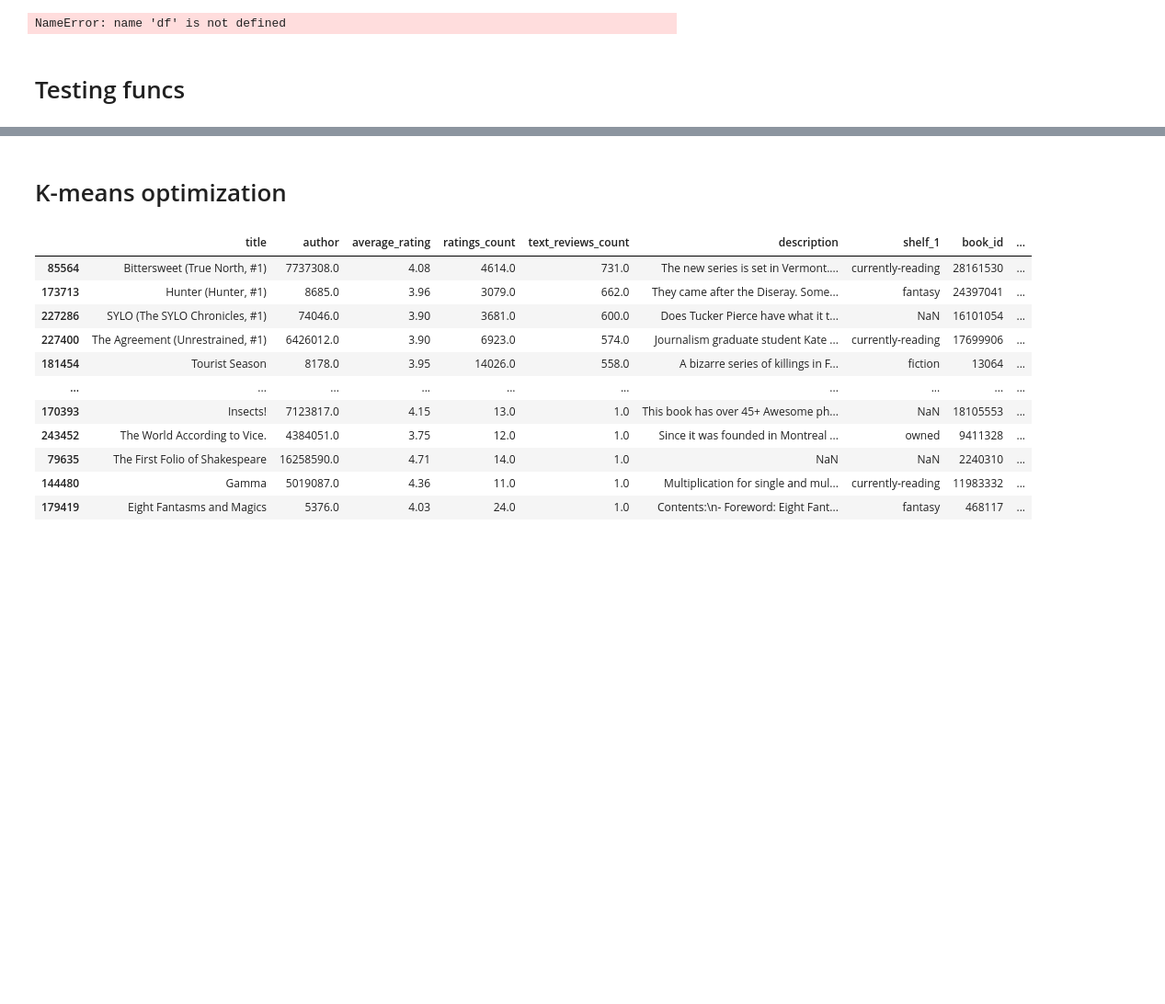
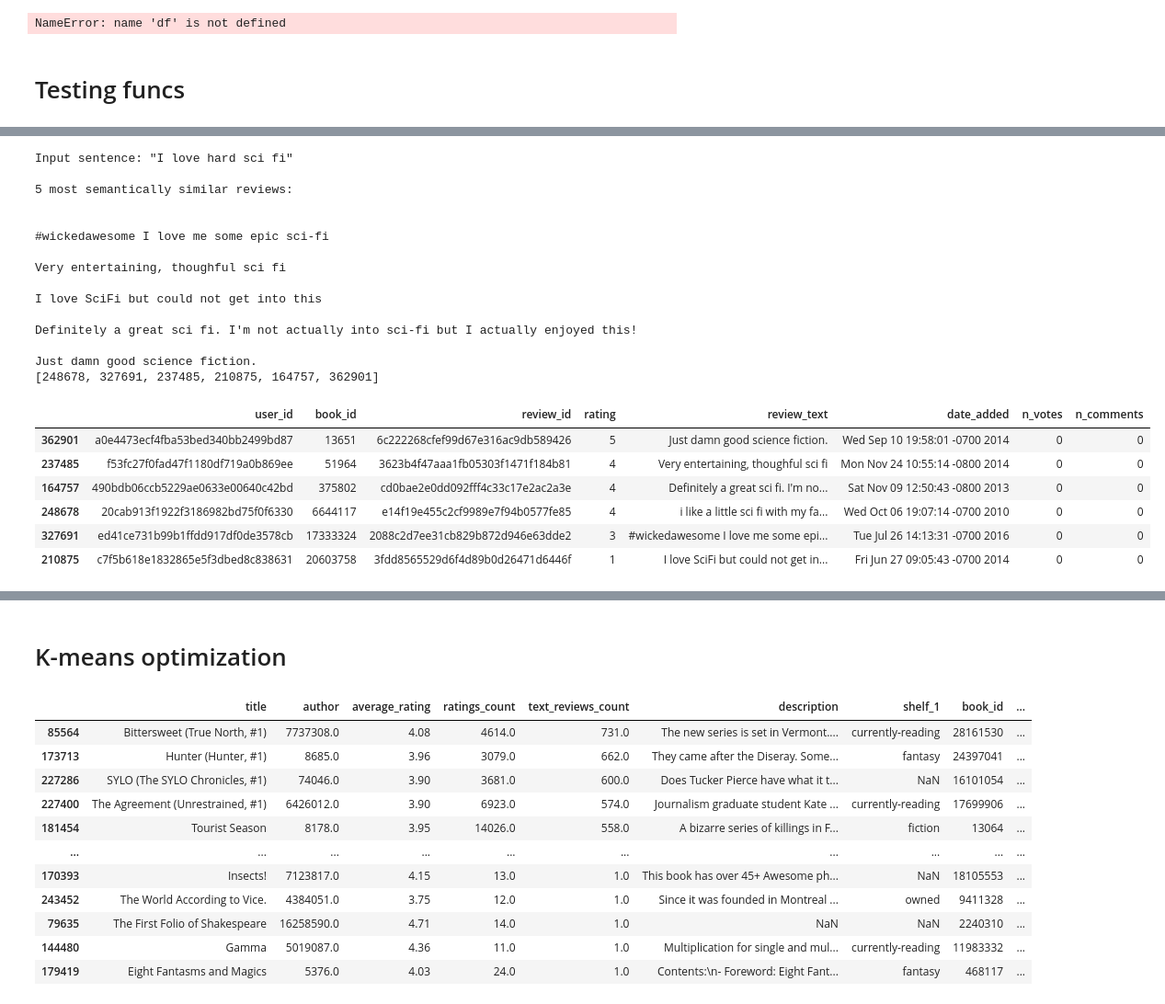
Before and after one commit to Einhard6176/3380, a Jupyter notebook: Models/samples.ipynb, the cells around one changed output, grey strips where cells are left out. Shown: that part at 92% size. Saved outputs shown, nothing was run; the diff lists cells and outputs as text; code cells hidden in the pictures; blank space fills up the shorter version.

```diff
--- a/Models/samples.ipynb
+++ b/Models/samples.ipynb
@@ -360,0 +363,25 @@ I liked it. Got pretty violent though.
+# %%
+reviews.iloc[find_reviews('I love hard sci fi')].sort_values('book_id')
+# %% [output]
+Input sentence: "I love hard sci fi"
+
+5 most semantically similar reviews:
+
+
+#wickedawesome I love me some epic sci-fi
+
+Very entertaining, thoughful sci fi
+
+I love SciFi but could not get into this
+
+Definitely a great sci fi. I'm not actually into sci-fi but I actually enjoyed this!
+
+Just damn good science fiction.
+[248678, 327691, 237485, 210875, 164757, 362901]
+|  | user_id | book_id | review_id | rating | review_text | date_added | n_votes | n_comments |
+| 362901 | a0e4473ecf4fba53bed340bb2499bd87 | 13651 | 6c222268cfef99d67e316ac9db589426 | 5 | Just damn good science fiction. | Wed Sep 10 19:58:01 -0700 2014 | 0 | 0 |
+| 237485 | f53fc27f0fad47f1180df719a0b869ee | 51964 | 3623b4f47aaa1fb05303f1471f184b81 | 4 | Very entertaining, thoughful sci fi | Mon Nov 24 10:55:14 -0800 2014 | 0 | 0 |
+| 164757 | 490bdb06ccb5229ae0633e00640c42bd | 375802 | cd0bae2e0dd092fff4c33c17e2ac2a3e | 4 | Definitely a great sci fi. I'm no... | Sat Nov 09 12:50:43 -0800 2013 | 0 | 0 |
+| 248678 | 20cab913f1922f3186982bd75f0f6330 | 6644117 | e14f19e455c2cf9989e7f94b0577fe85 | 4 | i like a little sci fi with my fa... | Wed Oct 06 19:07:14 -0700 2010 | 0 | 0 |
+| 327691 | ed41ce731b99b1ffdd917df0de3578cb | 17333324 | 2088c2d7ee31cb829b872d946e63dde2 | 3 | #wickedawesome I love me some epi... | Tue Jul 26 14:13:31 -0700 2016 | 0 | 0 |
+| 210875 | c7f5b618e1832865e5f3dbed8c838631 | 20603758 | 3fdd8565529d6f4d89b0d26471d6446f | 1 | I love SciFi but could not get in... | Fri Jun 27 09:05:43 -0700 2014 | 0 | 0 |
```
Also changed, not shown: parts of 11 cells of this notebook, 4 other files.
